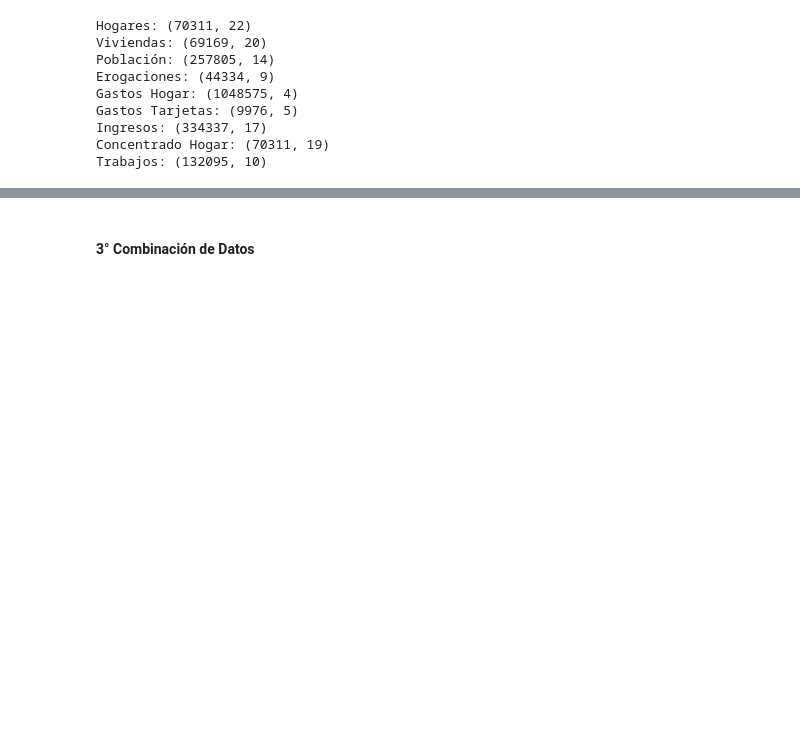
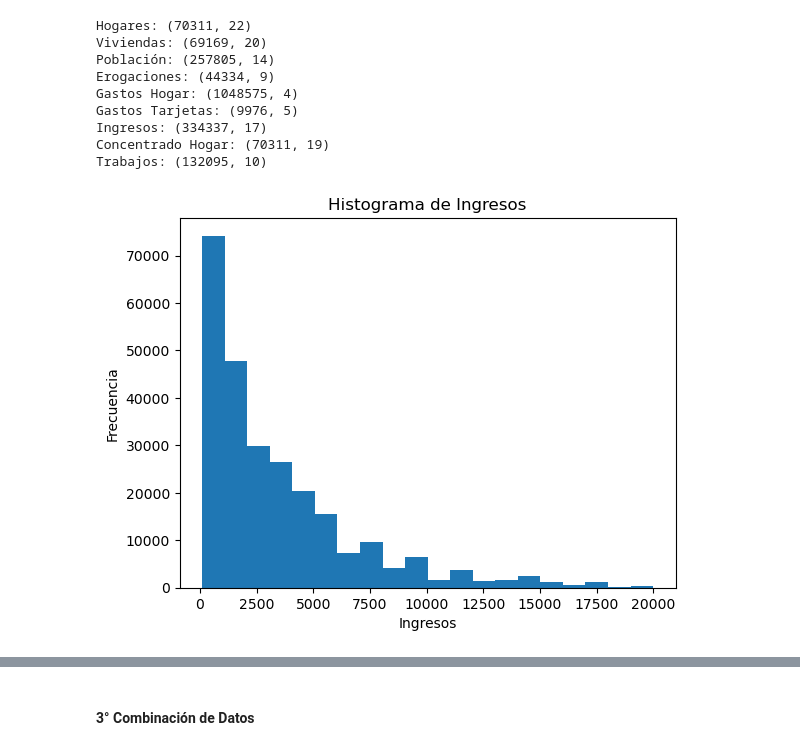
Before and after one commit to darmasrmez/ENIGH-project, a Jupyter notebook: EDA-CLEAN-ENIGH.ipynb, the cells around one changed output, grey strips where cells are left out. Drawn from its saved outputs; the diff is of its cells as text; code cells hidden in the pictures; blank space fills up the shorter version.

```diff
--- a/EDA-CLEAN-ENIGH.ipynb
+++ b/EDA-CLEAN-ENIGH.ipynb
@@ -483,3 +483,13 @@ Gastos Tarjetas: (9976, 5)
 Ingresos: (334337, 17)
 Concentrado Hogar: (70311, 19)
 Trabajos: (132095, 10)
+# %%
+# Historigrama de 'ing_1' de la tabla ingresos (de cada vivienda 'folioviv')
+ing_1_filtered = ingresos_enigh_copy[(ingresos_enigh_copy['ing_1'] > 100) & (ingresos_enigh_copy['ing_1'] < 20000)]
+plt.hist(ing_1_filtered['ing_1'], bins=20)
+plt.xlabel('Ingresos')
+plt.ylabel('Frecuencia')
+plt.title('Histograma de Ingresos')
+plt.show()
+# %% [output]
+[figure, added]
```
Also changed, not shown: parts of 6 cells of this notebook, 1 other file.
